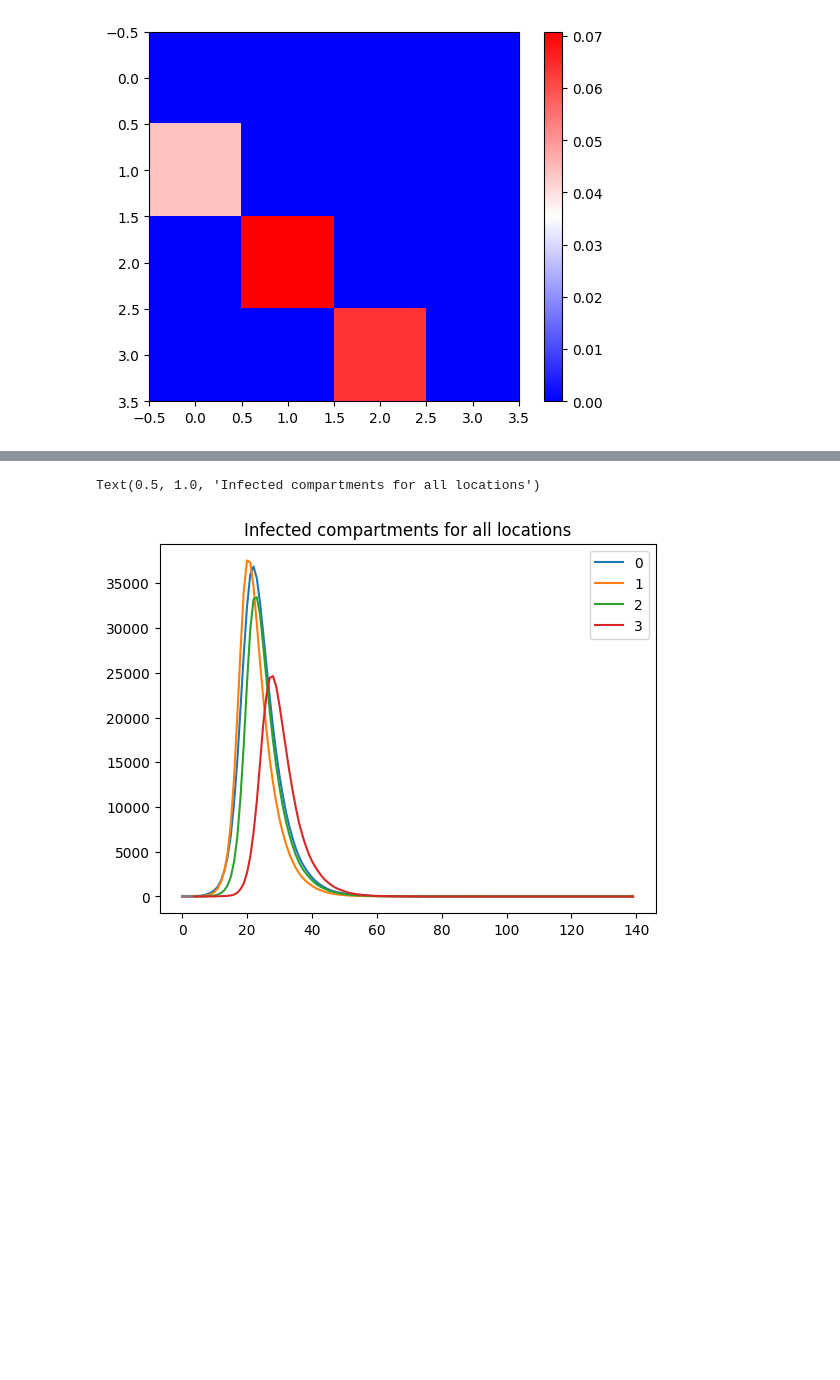
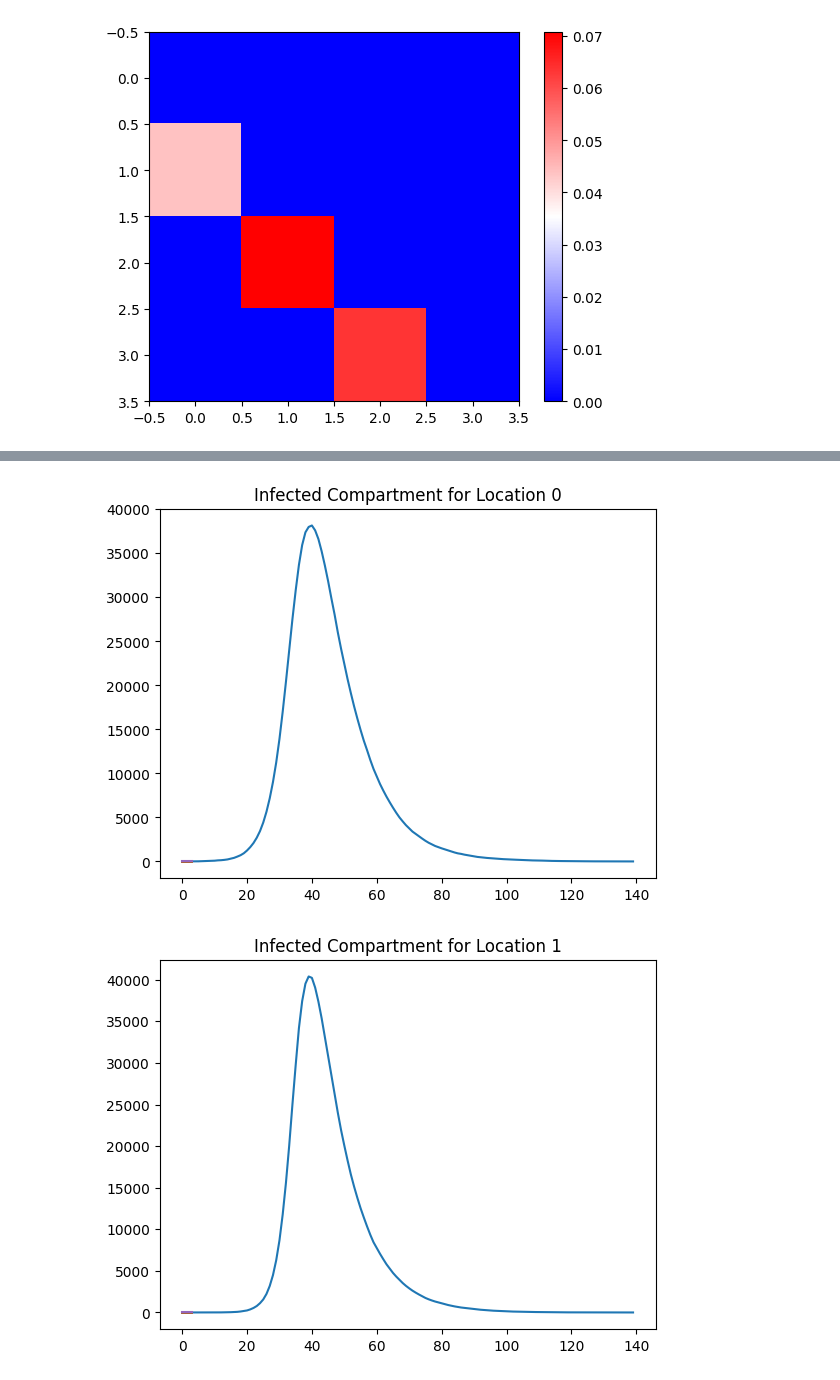
Before and after one commit to Averydx/PMCMC, a Jupyter notebook: notebooks/optimizing_movement_model.ipynb, the cells around one changed output, grey strips where cells are left out. Cells and saved outputs as stored; diff of their text form; code cells hidden in the pictures; blank space fills up the shorter version.

Commit message:
modified:   PMCMC_Details.ipynb 	new file:   PMCMC_Movment.ipynb 	modified:   notebooks/optimizing_movement_model.ipynb 	modified:   particle_filter.py

```diff
--- a/notebooks/optimizing_movement_model.ipynb
+++ b/notebooks/optimizing_movement_model.ipynb
@@ -129,7 +129,7 @@ and then we run the night time tau leap for 2/3 of the day.'''
 tau_day = 1 / 3 # Time step for daytime tau leap
 tau_night = 2 / 3 # Time step for night time tau leap
 
-@njit
+#@njit
 def movers_calc(S,I, mov_ratio):
     '''Performs matrix algebra to compute the number of movers in both the S and I compartments and their destination
     if mov_ratio is a nxn matrix and S,I nx1 vectors then mov_S and mov_I are nxn matrices of movers.
@@ -138,7 +138,7 @@ def movers_calc(S,I, mov_ratio):
     mov_I = mov_ratio@np.diag(I)
     return mov_S, mov_I
 
-@njit
+#@njit
 def mover_infection(mov_S, mov_I, beta, tau_day):
     '''Calculates the rate of flux from S to I for movers.
     Elementwise division and NaNs are handled in np.where'''
@@ -151,12 +151,13 @@ def mover_infection(mov_S, mov_I, beta, tau_day):
 
 
 
-def SIR_tau_leap(rng, population, movement, initial_cond, beta):
+def SIR_tau_leap(rng, population, movement, initial_cond, theta):
 
     n = len(population)
     #initialize the result array
     result = np.zeros((n,3,2))
     result[:,:,0] = initial_cond
+
     mov_ratio = gen_mov_ratio(movement, population)
 
     #start the tau leap for the day time
@@ -170,23 +171,23 @@ def SIR_tau_leap(rng, population, movement, initial_cond, beta):
     #with the transmission rate being beta_i, which is the destination of the movement
     #movement is the total population movement
 
-    # #tau leap for the day time movement infection force
+    #tau leap for the day time movement infection force
 
-    transfer_SI = rng.poisson(mover_infection(mov_S, mov_I, beta, tau_day))
+    transfer_SI = rng.poisson(mover_infection(mov_S, mov_I, theta[:n], tau_day))
 
-    #update the S,I,R compartments with the local transmission rate
-    #extract the S,I,R compartments
-    #subtract the movers
-    #last term mov_ratio@result[:,0,i-1] records the number of sus/infected people that are moving in the destination location
+    # #update the S,I,R compartments with the local transmission rate
+    # #extract the S,I,R compartments
+    # #subtract the movers
+    # #last term mov_ratio@result[:,0,i-1] records the number of sus/infected people that are moving in the destination location
     S = result[:,0,0]-np.sum(mov_S, axis=0).T + mov_ratio@result[:,0,0]
     I = result[:,1,0]-np.sum(mov_I, axis=0).T + mov_ratio@result[:,1,0]
     R = result[:,2,0]
 
     #generate a poisson random number for each time step
-    force_of_infection = rng.poisson(tau_day*beta*S*I/population)
+    force_of_infection = rng.poisson(tau_day*theta[:n]*S*I/population)
     result[:,0,1] = S - force_of_infection
     #recover rate is 0.2 per day
-    force_of_recovery = rng.poisson(0.2*I*tau_day)
+    force_of_recovery = rng.poisson(theta[-1]*I*tau_day)
     result[:,1,1] = I + force_of_infection - force_of_recovery
     result[:,2,1] = R + force_of_recovery
 
@@ -224,10 +225,10 @@ def SIR_tau_leap(rng, population, movement, initial_cond, beta):
     I = result[:,1,1]
     R = result[:,2,1]
     #generate a poisson random number for each time step
-    force_of_infection = rng.poisson(tau_night*beta*S*I/population)
+    force_of_infection = rng.poisson(tau_night*theta[:n]*S*I/population)
     result[:,0,1] = S - force_of_infection
     #recover rate is 0.2 per day
-    force_of_recovery = rng.poisson(0.2*I*tau_night)
+    force_of_recovery = rng.poisson(theta[-1]*I*tau_night)
     result[:,1,1] = I + force_of_infection - force_of_recovery
     result[:,2,1] = R + force_of_recovery
 
@@ -266,18 +267,20 @@ results[0,:,:] = initial_cond
 #second dimention is the location
 #third dimention is the S,I,R compartments
 for t in range(1,d):
-    results[t,:,:] = SIR_tau_leap(population=population, movement=movement, rng = rng, initial_cond=results[t-1,:,:], beta = real_beta[:,t])[:,:,-1]
+    results[t,:,:] = SIR_tau_leap(population=population, movement=movement, rng = rng, initial_cond=results[t-1,:,:], theta = np.array([0.4,0.5,0.3,0.4,0.1]))[:,:,-1]
 # %%
 import matplotlib as mpl
 
 #define the colors
 colors = mpl.cm.rainbow(np.linspace(0,1,n))
-plt.plot(results[:,:,1],'-',colors)
-#plot infected compartments for all locations together in one plot
-#add legend to the plot
-plt.legend(range(n))
-#add title to the plot
-plt.title('Infected compartments for all locations')
+
+for i in range(n):
+    plt.plot(results[:,i,1],'-',colors)
+    #plot infected compartments for all locations together in one plot
+    #add legend to the plot
+    #add title to the plot
+    plt.title(f'Infected Compartment for Location {i}')
+    plt.show()
 # %% [output]
-Text(0.5, 1.0, 'Infected compartments for all locations')
-[figure, old version]
+[figure, new version]
+[figure, added]
```
Also changed, not shown: parts of 5 cells of this notebook, 3 other files.
